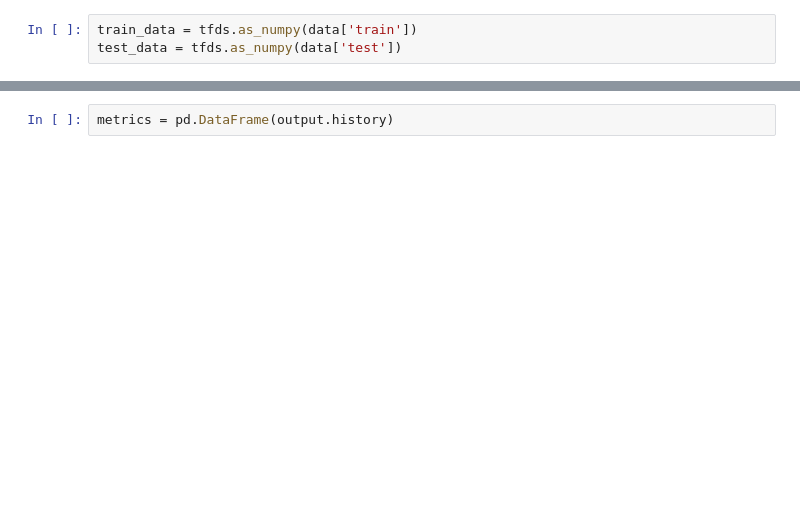
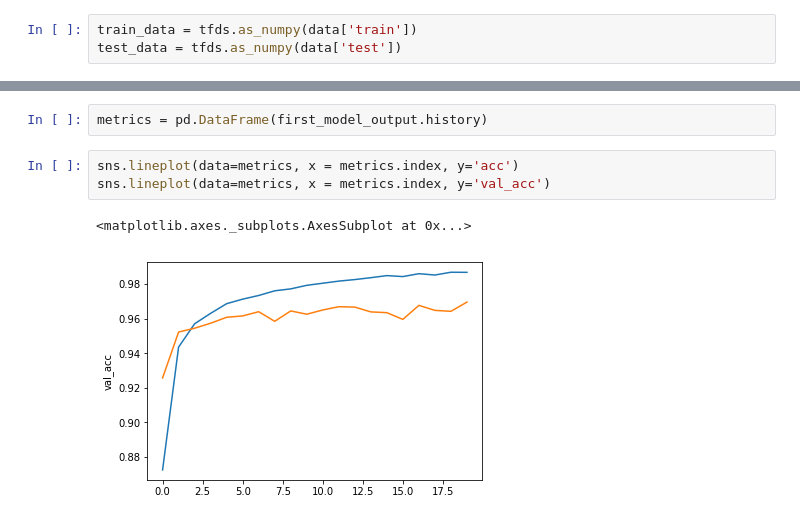
Before and after one commit to dmbentley/mnist, a Jupyter notebook: mnist.ipynb, the cells around one changed output, grey strips where cells are left out. Saved outputs shown, nothing was run; the diff lists cells and outputs as text; blank space fills up the shorter version.

```diff
--- a/mnist.ipynb
+++ b/mnist.ipynb
@@ -79,5 +141,11 @@ Epoch 20/20
 # %%
-metrics = pd.DataFrame(output.history)
+metrics = pd.DataFrame(first_model_output.history)
+# %%
+sns.lineplot(data=metrics, x = metrics.index, y='acc')
+sns.lineplot(data=metrics, x = metrics.index, y='val_acc')
+# %% [output]
+<matplotlib.axes._subplots.AxesSubplot at 0x...>
+[figure, added]
 # %%
 sns.lineplot(data=metrics, x = metrics.index, y='loss')
 sns.lineplot(data=metrics, x = metrics.index, y='val_loss')
```
Also changed, not shown: parts of 25 cells of this notebook, 1 other file.
